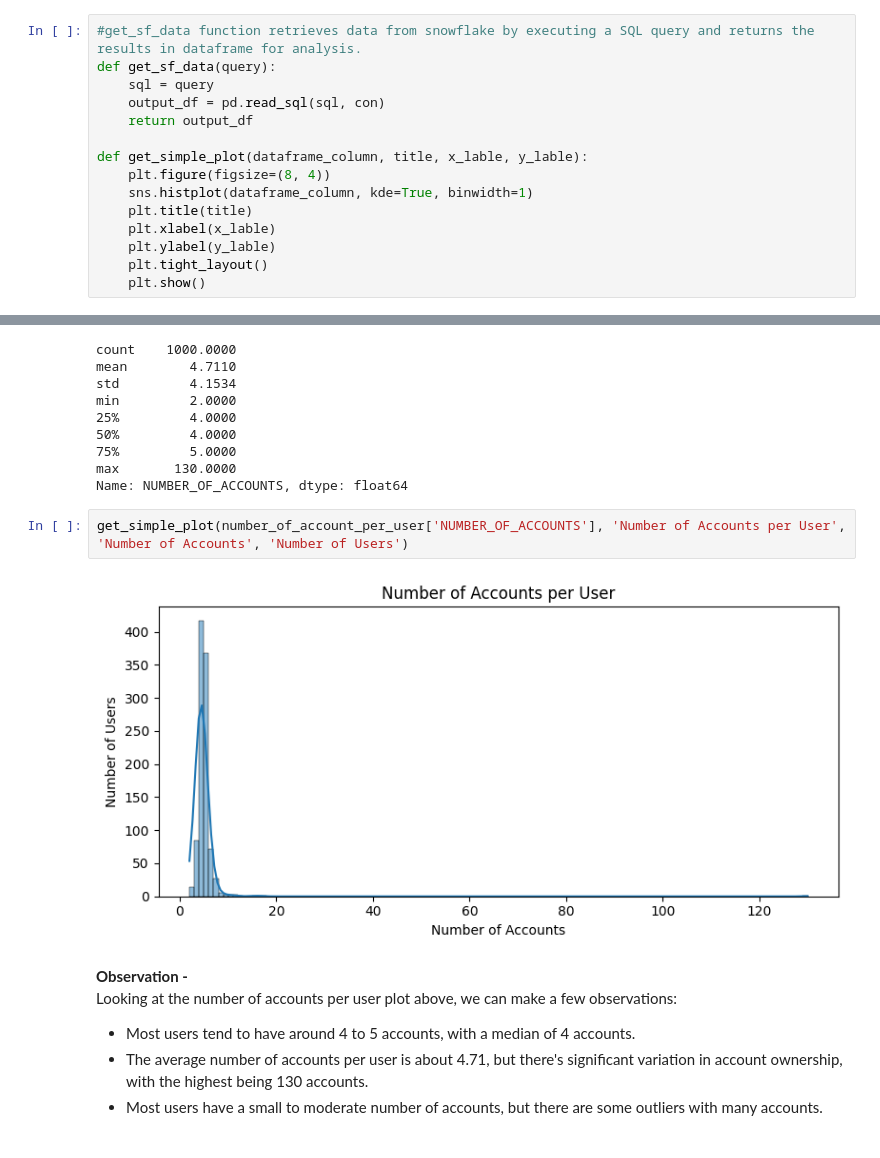
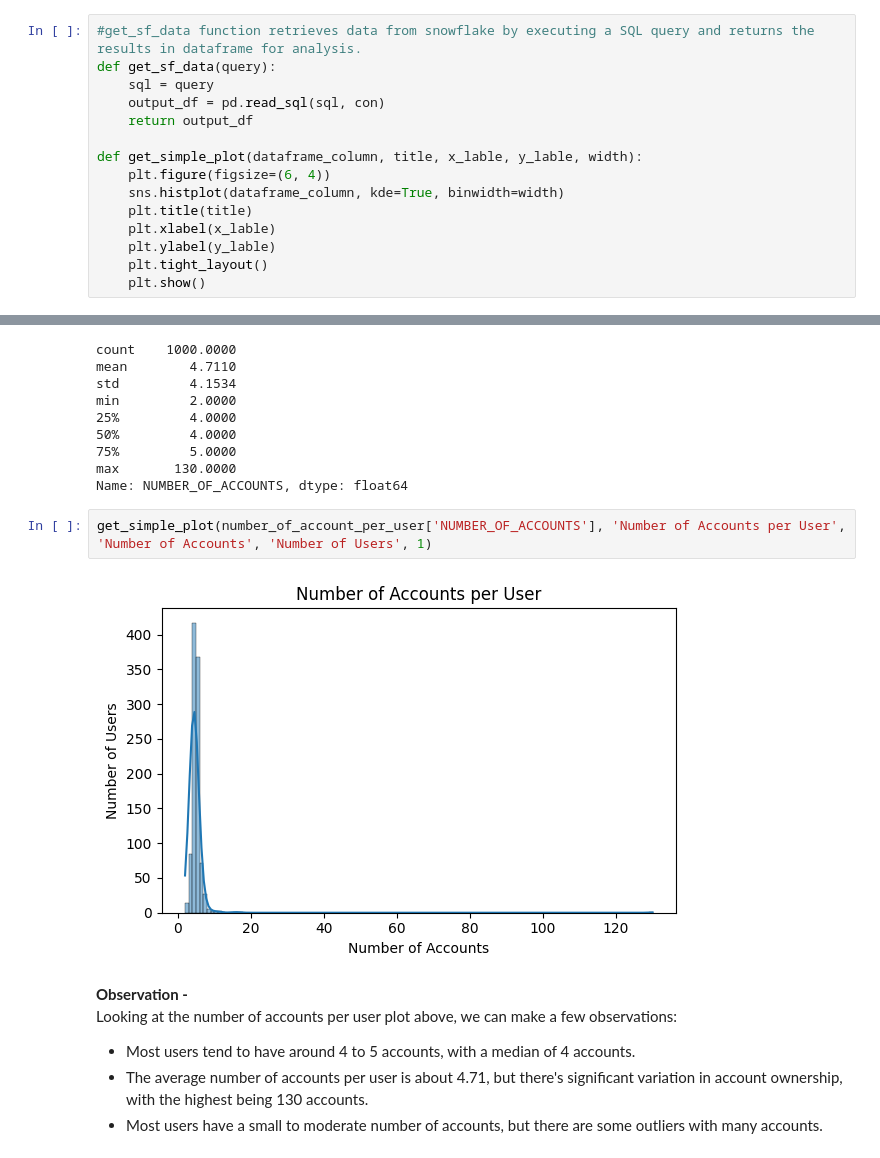
Before and after one commit to ycyuchengliu/coinbase_note, a Jupyter notebook: Coinbase_Data_HW.ipynb, the cells around one changed output, grey strips where cells are left out. Saved outputs shown, nothing was run; the diff lists cells and outputs as text.

```diff
--- a/Coinbase_Data_HW.ipynb
+++ b/Coinbase_Data_HW.ipynb
@@ -63,9 +63,9 @@ def get_sf_data(query):
     output_df = pd.read_sql(sql, con)
     return output_df
 
-def get_simple_plot(dataframe_column, title, x_lable, y_lable):
-    plt.figure(figsize=(8, 4))
-    sns.histplot(dataframe_column, kde=True, binwidth=1)
+def get_simple_plot(dataframe_column, title, x_lable, y_lable, width):
+    plt.figure(figsize=(6, 4))
+    sns.histplot(dataframe_column, kde=True, binwidth=width)
     plt.title(title)
     plt.xlabel(x_lable)
     plt.ylabel(y_lable)
@@ -132,9 +132,9 @@ min         2.0000
 max       130.0000
 Name: NUMBER_OF_ACCOUNTS, dtype: float64
 # %%
-get_simple_plot(number_of_account_per_user['NUMBER_OF_ACCOUNTS'], 'Number of Accounts per User', 'Number of Accounts', 'Number of Users')
+get_simple_plot(number_of_account_per_user['NUMBER_OF_ACCOUNTS'], 'Number of Accounts per User', 'Number of Accounts', 'Number of Users', 1)
 # %% [output]
-[figure, old version]
+[figure, new version]
 # %% [markdown]
 **Observation -**
 Looking at the number of accounts per user plot above, we can make a few observations:
```
Also changed, not shown: parts of 12 cells of this notebook.
